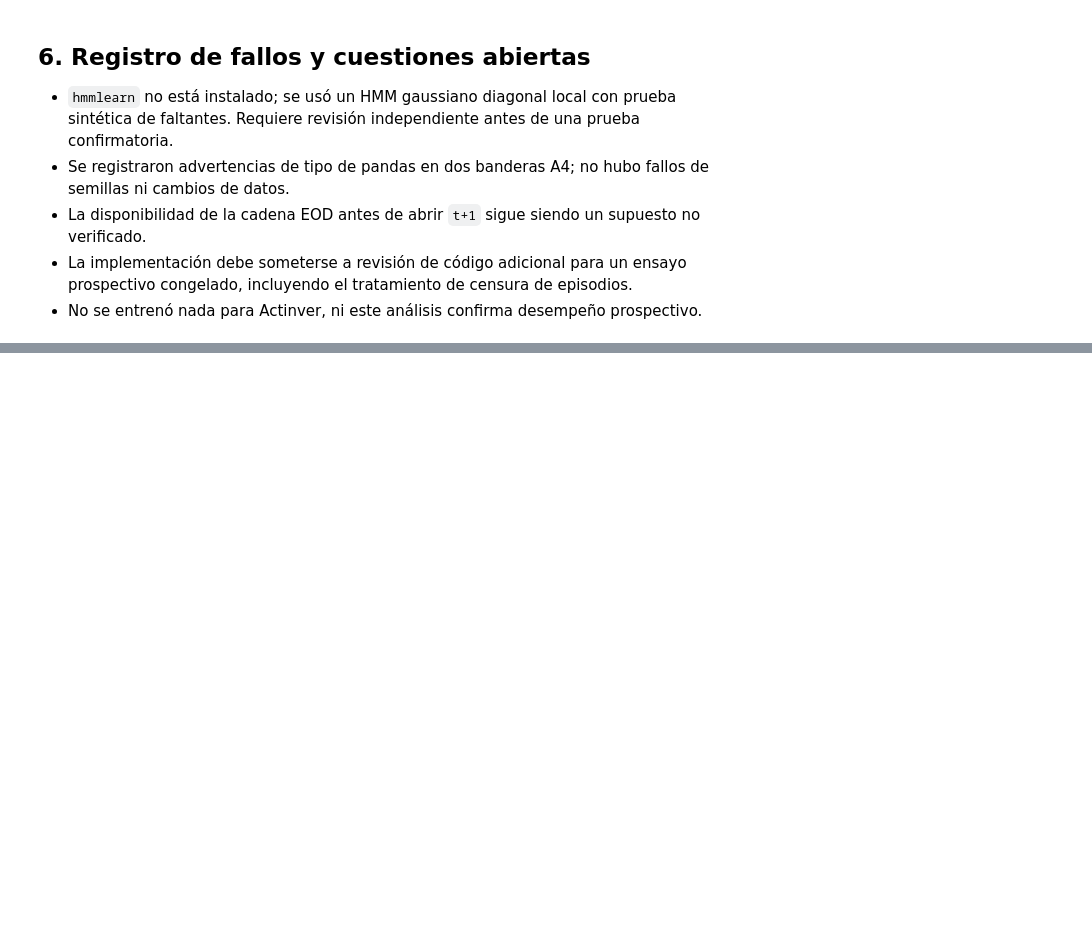
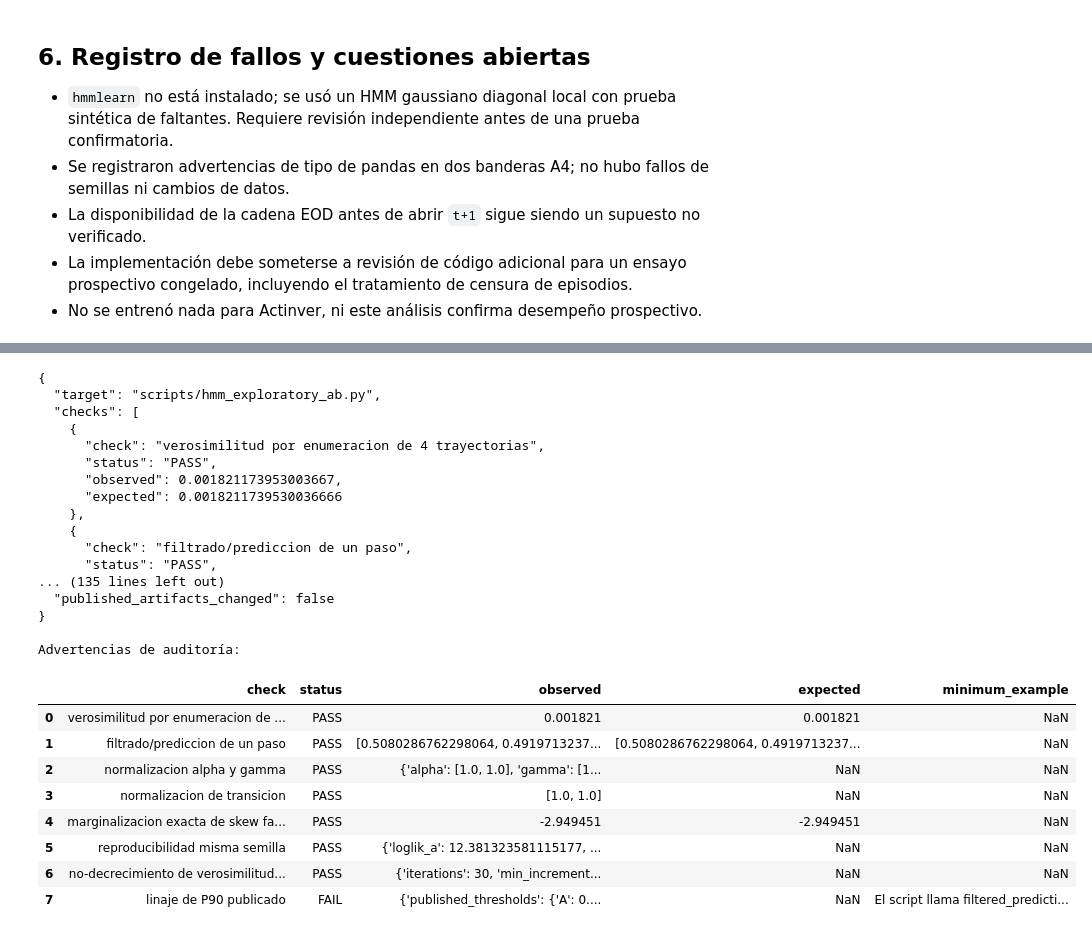
Before and after one commit to ADRIANVM117/quant-research-notes, a Jupyter notebook: HMM_regime_options/notebooks/03_hmm_exploratory_ab.ipynb, the cells around one changed output, grey strips where cells are left out. Cells and saved outputs as stored; diff of their text form; code cells hidden in the pictures; blank space fills up the shorter version.

```diff
--- a/HMM_regime_options/notebooks/03_hmm_exploratory_ab.ipynb
+++ b/HMM_regime_options/notebooks/03_hmm_exploratory_ab.ipynb
@@ -213,0 +218,34 @@ Interpretación y límite: recall, frecuencia y TAAE se muestran solo como descr
+# %%
+audit = subprocess.run([sys.executable, 'scripts/audit_hmm_exploratory_ab.py'], cwd=ROOT, text=True, capture_output=True)
+print(audit.stdout)
+if audit.stderr: print('Advertencias de auditoría:\n' + audit.stderr)
+assert audit.returncode == 0, audit.stderr
+audit_data = json.loads((REPORTS / 'hmm_ab_audit.json').read_text())
+pd.DataFrame(audit_data['checks'])
+# %% [output]
+{
+  "target": "scripts/hmm_exploratory_ab.py",
+  "checks": [
+    {
+      "check": "verosimilitud por enumeracion de 4 trayectorias",
+      "status": "PASS",
+      "observed": 0.001821173953003667,
+      "expected": 0.0018211739530036666
+    },
+    {
+      "check": "filtrado/prediccion de un paso",
+      "status": "PASS",
+... (135 lines left out)
+  "published_artifacts_changed": false
+}
+
+Advertencias de auditoría:
+|  | check | status | observed | expected | minimum_example |
+| 0 | verosimilitud por enumeracion de ... | PASS | 0.001821 | 0.001821 | NaN |
+| 1 | filtrado/prediccion de un paso | PASS | [0.5080286762298064, 0.4919713237... | [0.5080286762298064, 0.4919713237... | NaN |
+| 2 | normalizacion alpha y gamma | PASS | {'alpha': [1.0, 1.0], 'gamma': [1... | NaN | NaN |
+| 3 | normalizacion de transicion | PASS | [1.0, 1.0] | NaN | NaN |
+| 4 | marginalizacion exacta de skew fa... | PASS | -2.949451 | -2.949451 | NaN |
+| 5 | reproducibilidad misma semilla | PASS | {'loglik_a': 12.381323581115177, ... | NaN | NaN |
+| 6 | no-decrecimiento de verosimilitud... | PASS | {'iterations': 30, 'min_increment... | NaN | NaN |
+| 7 | linaje de P90 publicado | FAIL | {'published_thresholds': {'A': 0.... | NaN | El script llama filtered_predicti... |
```
Also changed, not shown: parts of 2 cells of this notebook, 8 other files.
